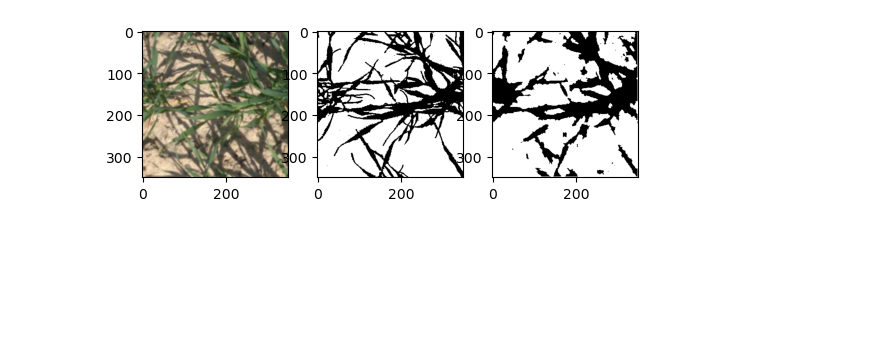
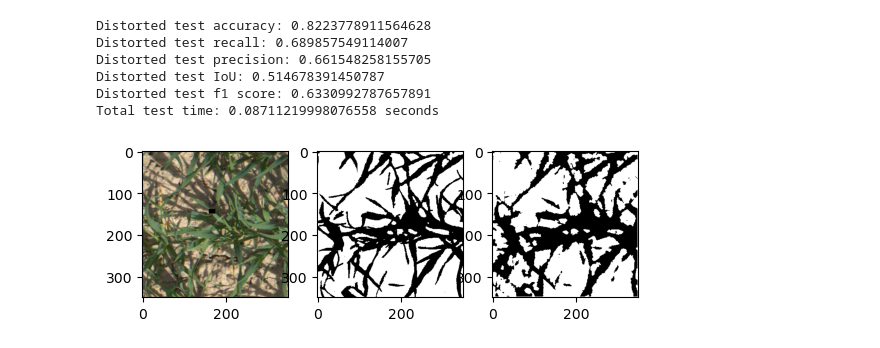
Before and after one commit to nishanshaju22/COMP9517_Project, a Jupyter notebook: AdvancedSegmentation/watershed.ipynb, the cells around one changed output. Cells and saved outputs as stored; diff of their text form; code cells hidden in the pictures; blank space fills up the shorter version.

Commit message:
complete watershed and some style

```diff
--- a/AdvancedSegmentation/watershed.ipynb
+++ b/AdvancedSegmentation/watershed.ipynb
@@ -30,8 +23,7 @@ len(vld_imgs)
 # Code referenced from:
 # https://docs.opencv.org/4.x/d3/db4/tutorial_py_watershed.html
 
-def pre_process(img_path, kernel, fg_threshold): # add hyperparameter kernel size and intensity value for foreground
-    imgBGR = cv2.imread(img_path)
+def pre_process(imgBGR, kernel, fg_threshold): # add hyperparameter kernel size and intensity value for foreground
 
     # Gaussian Filter to remove noise from soil
     imgBGR = cv2.GaussianBlur(imgBGR, (5,5), 0)
@@ -68,4 +60,4 @@ def pre_process(img_path, kernel, fg_threshold): # add hyperparameter kernel siz
     markers[fg==255] = 2
     markers[unknown==255] = 0
 
-    return imgBGR, markers
+    return markers
@@ -181,4 +214,42 @@ showResult(1)
-# %%
-showResult(8)
-# %% [output]
-[figure, removed]
+# %%
+# Test on distorted data
+aug_masks = []
+aug_tst_stats = np.zeros((len(tst_imgs), 5))
+
+time_start = time.perf_counter()
+for i in range(len(aug_imgs)):
+    markers = pre_process(aug_imgs[i], K[0], fg_thresholds[15])
+    watershed = cv2.watershed(aug_imgs[i], markers)
+    mask = np.ones_like(markers) * 255
+    mask[markers > 1] = 0
+
+    # _, aug_label[i] = cv2.threshold(aug_label[i], 127, 255, cv2.THRESH_BINARY)
+    acc, recall, precision, IoU, f1 = get_stats(mask, aug_labels[i])
+    aug_tst_stats[i, :] = (acc, recall, precision, IoU, f1)
+
+    aug_masks.append(mask)
+
+time_end = time.perf_counter()
+aug_total_acc = np.mean(aug_tst_stats[:,0])
+aug_total_recall = np.mean(aug_tst_stats[:,1])
+aug_total_precision = np.mean(aug_tst_stats[:,2])
+aug_total_IoU = np.mean(aug_tst_stats[:,3])
+aug_total_f1 = np.mean(aug_tst_stats[:,4])
+# %%
+print(f"Distorted test accuracy: {aug_total_acc}")
+print(f"Distorted test recall: {aug_total_recall}")
+print(f"Distorted test precision: {aug_total_precision}")
+print(f"Distorted test IoU: {aug_total_IoU}")
+print(f"Distorted test f1 score: {aug_total_f1}")
+print(f"Total test time: {time_end - time_start} seconds")
+# %% [output]
+Distorted test accuracy: 0.8223778911564628
+Distorted test recall: 0.689857549114007
+Distorted test precision: 0.661548258155705
+Distorted test IoU: 0.514678391450787
+Distorted test f1 score: 0.6330992787657891
+Total test time: 0.08711219998076558 seconds
+# %%
+showResult(3, aug_imgs, aug_labels, aug_masks)
+# %% [output]
+[figure, added]
```
Also changed, not shown: parts of 16 cells of this notebook, 1 other file.
